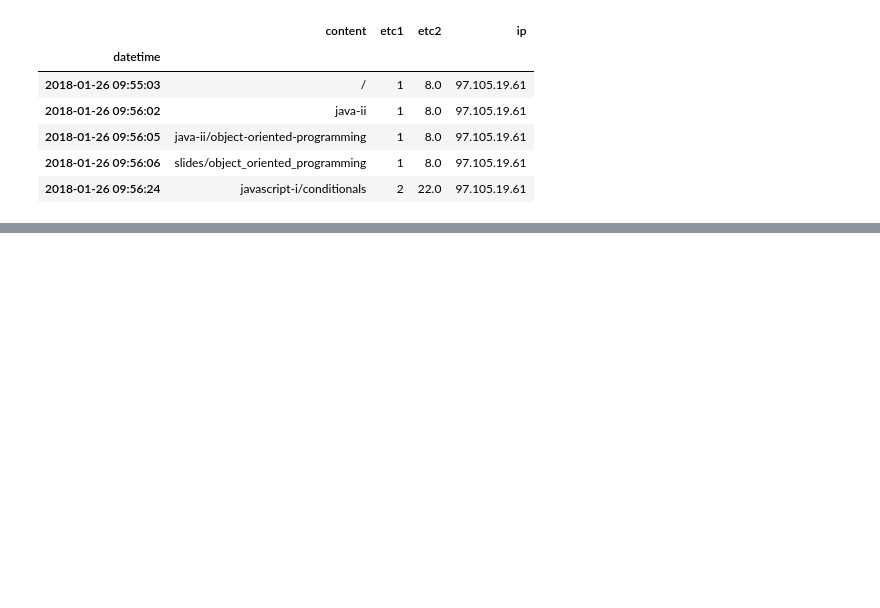
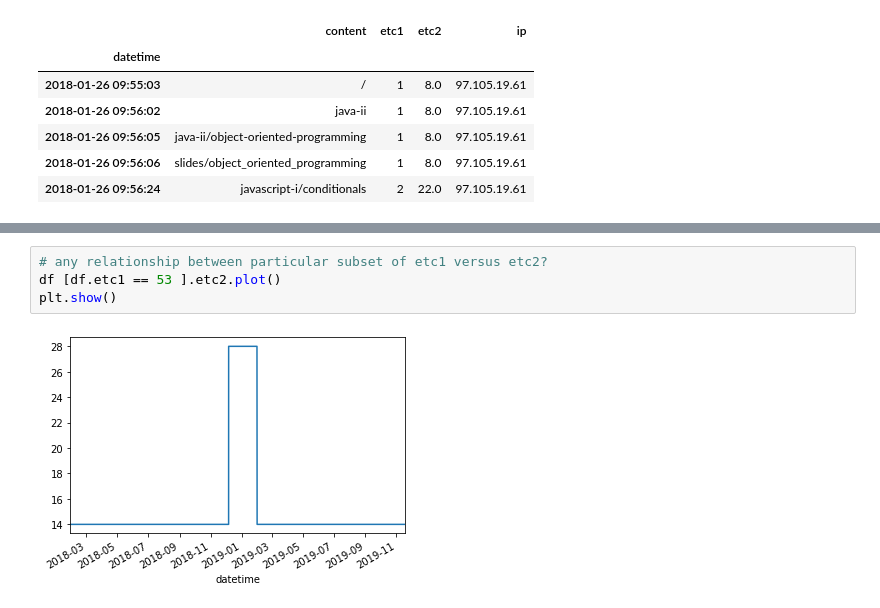
Before and after one commit to Jacqueline-A-Shay/ds-methodologies-exercises, a Jupyter notebook: anomaly_detection/time_series_anomaly_detection.ipynb, the cells around one changed output, grey strips where cells are left out. Drawn from its saved outputs; the diff is of its cells as text; blank space fills up the shorter version.

```diff
--- a/anomaly_detection/time_series_anomaly_detection.ipynb
+++ b/anomaly_detection/time_series_anomaly_detection.ipynb
@@ -72,0 +177,6 @@ df.head()
+# %%
+# any relationship between particular subset of etc1 versus etc2?
+df [df.etc1 == 53 ].etc2.plot()
+plt.show()
+# %% [output]
+[figure, added]
```
Also changed, not shown: parts of 61 cells of this notebook.
